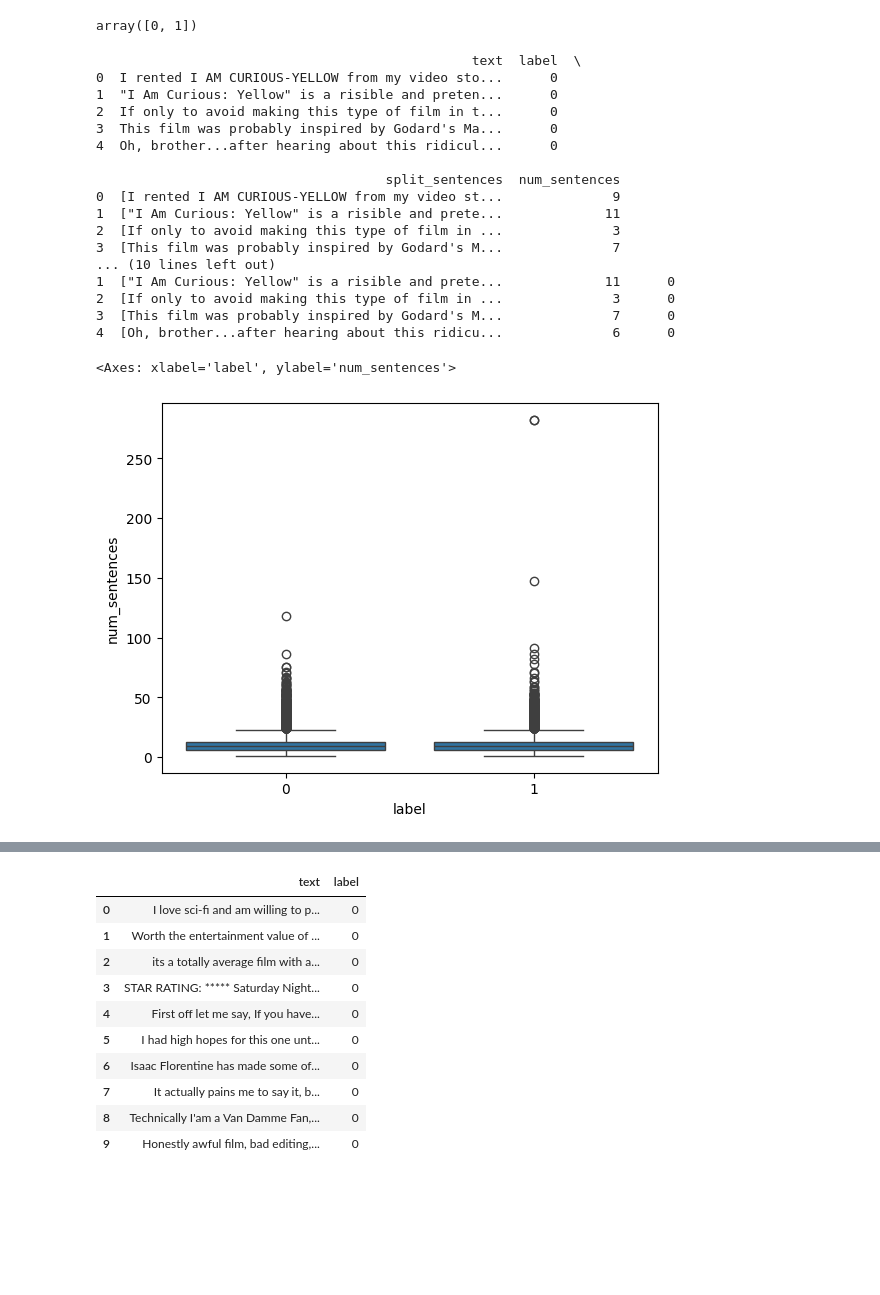
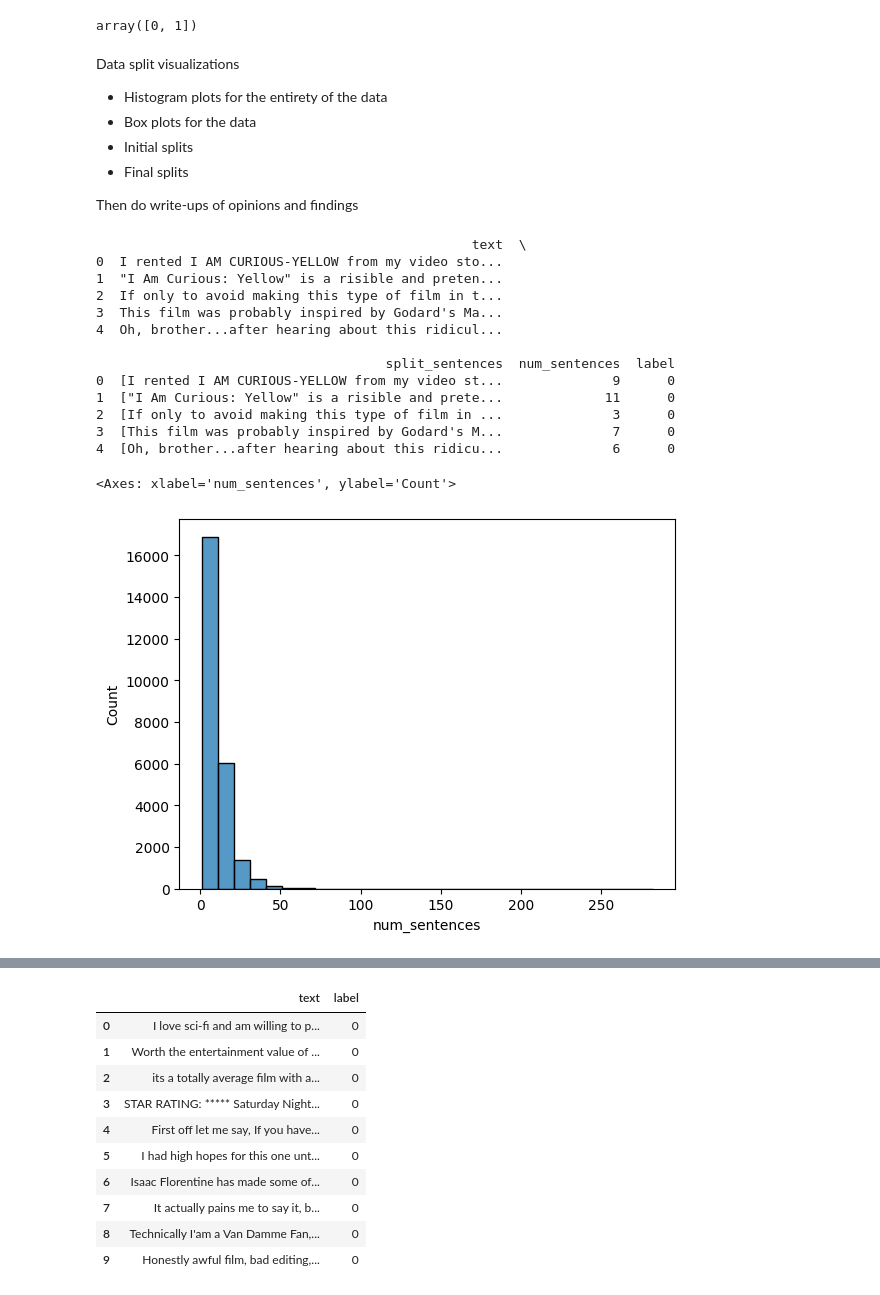
Before and after one commit to n-albert/Sentence-Transformer-Implementation, a Jupyter notebook: Sentence_Transformers,_Notebook_for_performing_EDA_Exploratory_Data_Analysis.ipynb, the cells around one changed output, grey strips where cells are left out. Saved outputs shown, nothing was run; the diff lists cells and outputs as text; code cells hidden in the pictures; blank space fills up the shorter version.

```diff
--- a/Sentence_Transformers,_Notebook_for_performing_EDA_Exploratory_Data_Analysis.ipynb
+++ b/Sentence_Transformers,_Notebook_for_performing_EDA_Exploratory_Data_Analysis.ipynb
@@ -111,6 +111,14 @@ imdb_train_ds.head(10)
 imdb_train_ds['label'].unique()
 # %% [output]
 array([0, 1])
+# %% [markdown]
+Data split visualizations
+- Histogram plots for the entirety of the data
+- Box plots for the data
+- Initial splits
+- Final splits
+
+Then do write-ups of opinions and findings
 # %%
 tokenized_sentences_results = []
 num_sentences = 0
@@ -124,34 +132,25 @@ tokenized_sentences_train_ds = pd.DataFrame(data=tokenized_sentences_results, co
 
 imdb_train_ds_with_sentences = imdb_train_ds.join(tokenized_sentences_train_ds, how="outer")
 
-print(imdb_train_ds_with_sentences.head())
-
 # I take a moment to reorganize the column order of the dataframe, so that label is the final column.
 imdb_train_ds_with_sentences = imdb_train_ds_with_sentences.reindex(columns=['text', 'split_sentences', 'num_sentences', 'label'])
 print(imdb_train_ds_with_sentences.head())
-
-# I will join this pandas dataframe with the originating train dataframe
-#print(imdb_train_ds_with_sentence_tokens.head())
-#seaborn.displot(imdb_train_ds_with_sentence_tokens, x="num_sentences", binwidth=20)
-
-seaborn.boxplot(imdb_train_ds_with_sentences, x="label", y="num_sentences")
 # %% [output]
-                                                text  label  \
-0  I rented I AM CURIOUS-YELLOW from my video sto...      0
-1  "I Am Curious: Yellow" is a risible and preten...      0
-2  If only to avoid making this type of film in t...      0
-3  This film was probably inspired by Godard's Ma...      0
-4  Oh, brother...after hearing about this ridicul...      0
+                                                text  \
+0  I rented I AM CURIOUS-YELLOW from my video sto...
+1  "I Am Curious: Yellow" is a risible and preten...
+2  If only to avoid making this type of film in t...
+3  This film was probably inspired by Godard's Ma...
+4  Oh, brother...after hearing about this ridicul...
 
-                                     split_sentences  num_sentences
-0  [I rented I AM CURIOUS-YELLOW from my video st...              9
-1  ["I Am Curious: Yellow" is a risible and prete...             11
-2  [If only to avoid making this type of film in ...              3
-3  [This film was probably inspired by Godard's M...              7
-... (10 lines left out)
+                                     split_sentences  num_sentences  label
+0  [I rented I AM CURIOUS-YELLOW from my video st...              9      0
 1  ["I Am Curious: Yellow" is a risible and prete...             11      0
 2  [If only to avoid making this type of film in ...              3      0
 3  [This film was probably inspired by Godard's M...              7      0
 4  [Oh, brother...after hearing about this ridicu...              6      0
-<Axes: xlabel='label', ylabel='num_sentences'>
-[figure, removed]
+# %%
+seaborn.histplot(imdb_train_ds_with_sentences, x="num_sentences", binwidth=10)
+# %% [output]
+<Axes: xlabel='num_sentences', ylabel='Count'>
+[figure, added]
```
Also changed, not shown: parts of 18 cells of this notebook.
